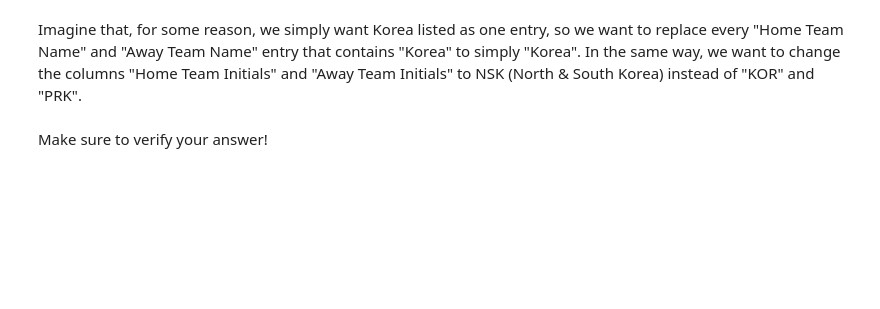
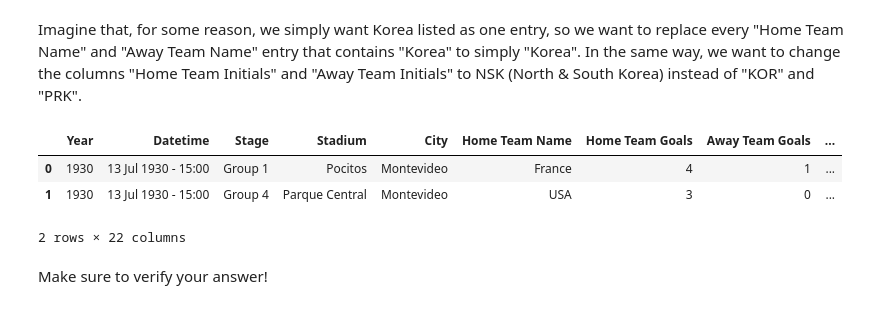
Before and after one commit to rurigi-waweru/dsfpt10-p1-dsc-accessing-data-with-pandas-lab, a Jupyter notebook: index.ipynb, the cells around one changed output. Saved outputs shown, nothing was run; the diff lists cells and outputs as text; code cells hidden in the pictures; blank space fills up the shorter version.

```diff
--- a/index.ipynb
+++ b/index.ipynb
@@ -181,2 +284,22 @@ Imagine that, for some reason, we simply want Korea listed as one entry, so we w
+# %%
+# Update the 'Home Team Name' and 'Home Team Initials' columns
+korea_names = ['Korea DPR', 'Korea Republic']
+korea_initials = ['KOR', 'PRK']
+
+# Home team name
+df.loc[df['Home Team Name'].isin(korea_names), 'Home Team Name'] = 'Korea'
+# Away team name
+df.loc[df['Away Team Name'].isin(korea_names), 'Away Team Name'] = 'Korea'
+# Home team initials
+df.loc[df['Home Team Initials'].isin(korea_initials), 'Home Team Initials'] = 'NSK'
+# Away team initials
+df.loc[df['Home Team Initials'].isin(korea_initials), 'Away Team Initials'] = 'PRK'
+
+df.head(2)
+# %% [output]
+|  | Year | Datetime | Stage | Stadium | City | Home Team Name | Home Team Goals | Away Team Goals | ... |
+| 0 | 1930 | 13 Jul 1930 - 15:00 | Group 1 | Pocitos | Montevideo | France | 4 | 1 | ... |
+| 1 | 1930 | 13 Jul 1930 - 15:00 | Group 4 | Parque Central | Montevideo | USA | 3 | 0 | ... |
+2 rows × 22 columns
 # %% [markdown]
 Make sure to verify your answer!
```
Also changed, not shown: parts of 27 cells of this notebook.
